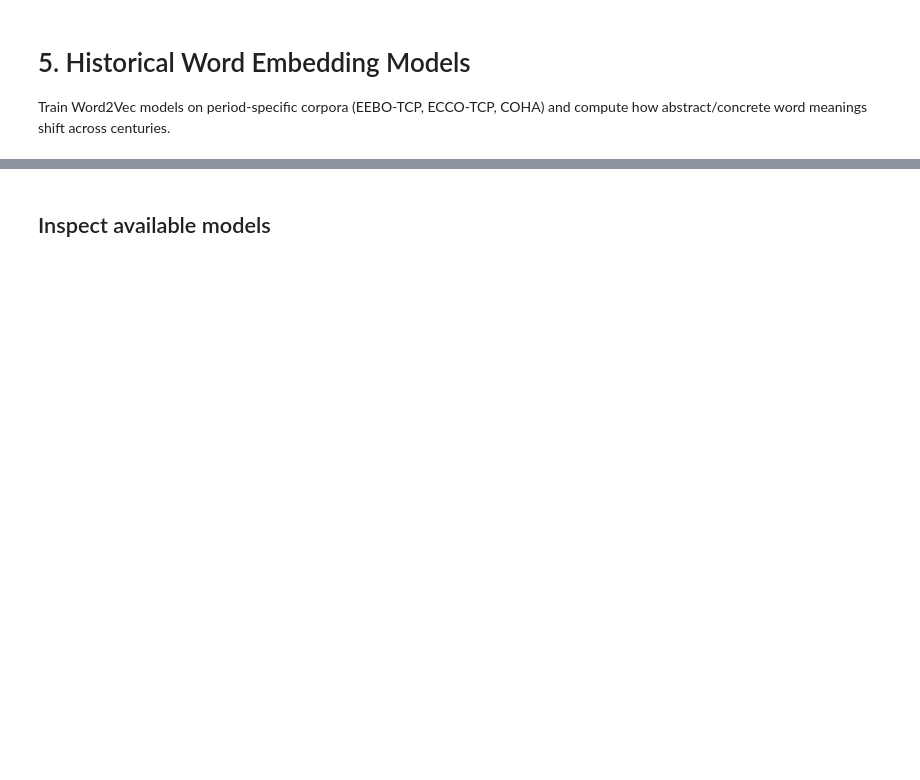
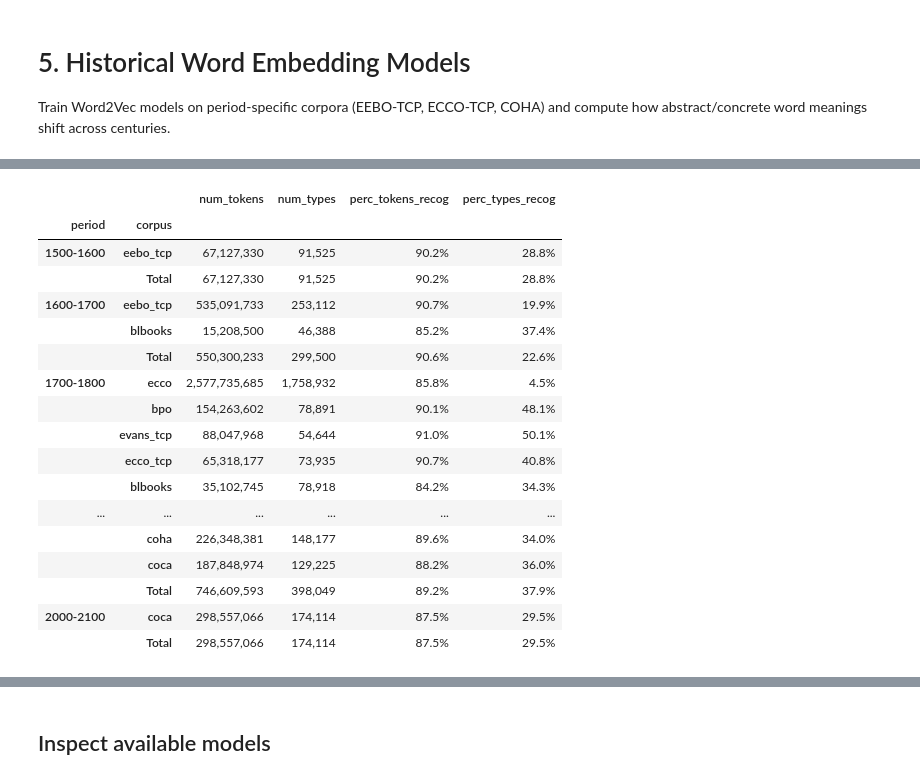
Before and after one commit to quadrismegistus/abstraction, a Jupyter notebook: notebooks/05-models.ipynb, the cells around one changed output, grey strips where cells are left out. Drawn from its saved outputs; the diff is of its cells as text; code cells hidden in the pictures; blank space fills up the shorter version.

```diff
--- a/notebooks/05-models.ipynb
+++ b/notebooks/05-models.ipynb
@@ -12,0 +18,61 @@ import pandas as pd
+# %%
+path_models = '/Volumes/diderot/DH/data/models_century5'
+path_words = os.path.join(PATH_DATA, 'fields', 'oed_words.json')
+with open(path_words, 'r') as f:
+    all_words = {x.lower().strip() for x in json.load(f)}
+
+o = []
+for root, dirs, files in sorted(os.walk(path_models)):
+    if 'vocab.txt' in files:
+        vocab_path = os.path.join(root, 'vocab.txt')
+        df = pd.read_csv(vocab_path, sep=' ', header=None).rename(columns={0: 'word', 1: 'count'})
+        df['word_recog'] = df['word'].isin(all_words)
+
+        num_types = len(df)
+        num_tokens = df['count'].sum()
+        num_types_recog = df['word_recog'].sum()
+        num_tokens_recog = df.loc[df['word_recog'], 'count'].sum()
+
+        odx = {
+            'corpus': root.split('/')[-3],
+            'period': root.split('/')[-2],
+            'num_tokens': num_tokens,
+            'num_types': num_types,
+            'num_tokens_recog': num_tokens_recog,
+            'num_types_recog': num_types_recog,
+            'perc_tokens_recog': num_tokens_recog / num_tokens,
+            'perc_types_recog': num_types_recog / num_types,
+        }
+        o.append(odx)
+
+odf = pd.DataFrame(o).drop_duplicates(['corpus', 'period'])
+
+print(f'Total tokens: {odf["num_tokens"].sum():,}')
+print(f'Total types: {odf["num_types"].sum():,}')
+
+# Add one total row per period
+period_totals = (
+    odf.groupby('period', as_index=False)
+    .agg(
+        num_tokens=('num_tokens', 'sum'),
+        num_types=('num_types', 'sum'),
+        num_tokens_recog=('num_tokens_recog', 'sum'),
+        num_types_recog=('num_types_recog', 'sum'),
+    )
+)
+totalname='Total'
+period_totals['corpus'] = totalname
+period_totals['perc_tokens_recog'] = period_totals['num_tokens_recog'] / period_totals['num_tokens']
+period_totals['perc_types_recog'] = period_totals['num_types_recog'] / period_totals['num_types']
+
+odf = pd.concat([odf, period_totals], ignore_index=True)
+odf['_is_total'] = odf['corpus'].eq(totalname)
+odf = odf.sort_values(['period', '_is_total', 'num_tokens'], ascending=[True, True, False])
+odf = odf.drop(columns=['_is_total', 'num_tokens_recog', 'num_types_recog']).set_index(['period', 'corpus'])
+
+odf['num_tokens'] = odf['num_tokens'].apply(lambda x: f'{x:,}')
+odf['num_types'] = odf['num_types'].apply(lambda x: f'{x:,}')
+odf['perc_tokens_recog'] = odf['perc_tokens_recog'].apply(lambda x: f'{x:.1%}')
+odf['perc_types_recog'] = odf['perc_types_recog'].apply(lambda x: f'{x:.1%}')
+odf
+# %% [output]
@@ -12,0 +81,18 @@ import pandas as pd
+|  |  | num_tokens | num_types | perc_tokens_recog | perc_types_recog |
+| period | corpus |  |  |  |  |
+| 1500-1600 | eebo_tcp | 67,127,330 | 91,525 | 90.2% | 28.8% |
+|  | Total | 67,127,330 | 91,525 | 90.2% | 28.8% |
+| 1600-1700 | eebo_tcp | 535,091,733 | 253,112 | 90.7% | 19.9% |
+|  | blbooks | 15,208,500 | 46,388 | 85.2% | 37.4% |
+|  | Total | 550,300,233 | 299,500 | 90.6% | 22.6% |
+| 1700-1800 | ecco | 2,577,735,685 | 1,758,932 | 85.8% | 4.5% |
+|  | bpo | 154,263,602 | 78,891 | 90.1% | 48.1% |
+|  | evans_tcp | 88,047,968 | 54,644 | 91.0% | 50.1% |
+|  | ecco_tcp | 65,318,177 | 73,935 | 90.7% | 40.8% |
+|  | blbooks | 35,102,745 | 78,918 | 84.2% | 34.3% |
+| ... | ... | ... | ... | ... | ... |
+|  | coha | 226,348,381 | 148,177 | 89.6% | 34.0% |
+|  | coca | 187,848,974 | 129,225 | 88.2% | 36.0% |
+|  | Total | 746,609,593 | 398,049 | 89.2% | 37.9% |
+| 2000-2100 | coca | 298,557,066 | 174,114 | 87.5% | 29.5% |
+|  | Total | 298,557,066 | 174,114 | 87.5% | 29.5% |
```
Also changed, not shown: parts of 10 cells of this notebook, 2 other files.
